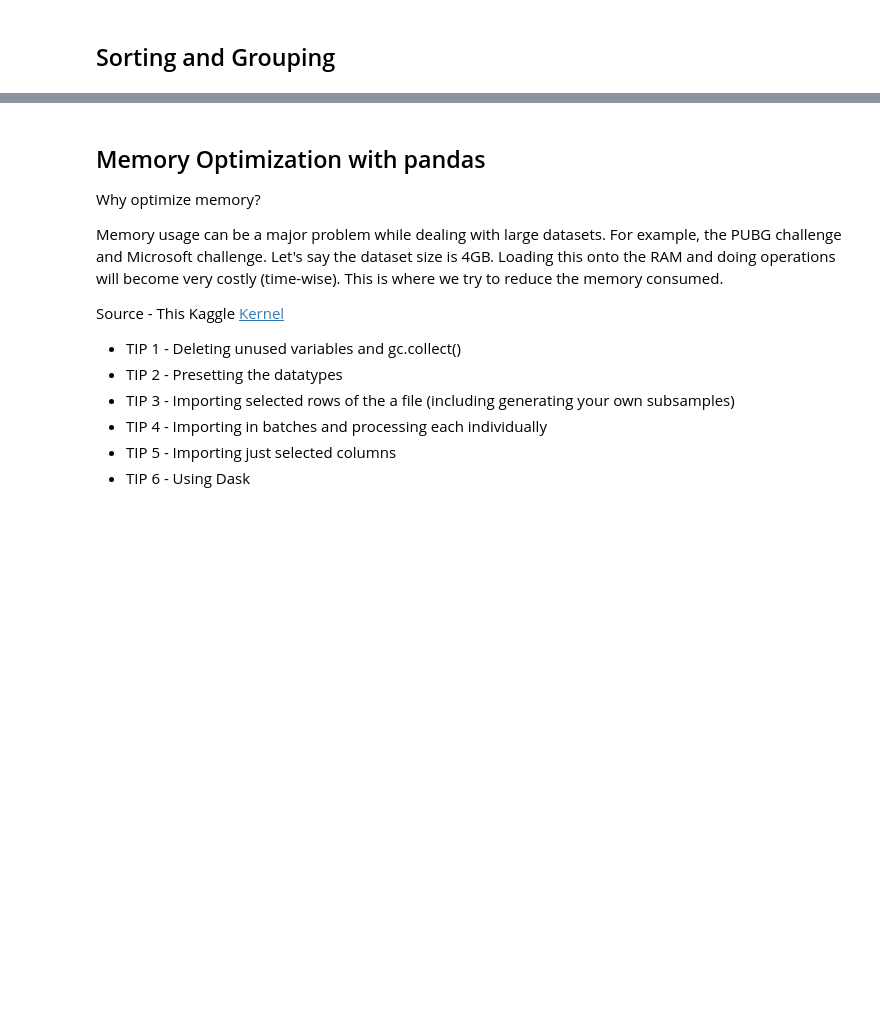
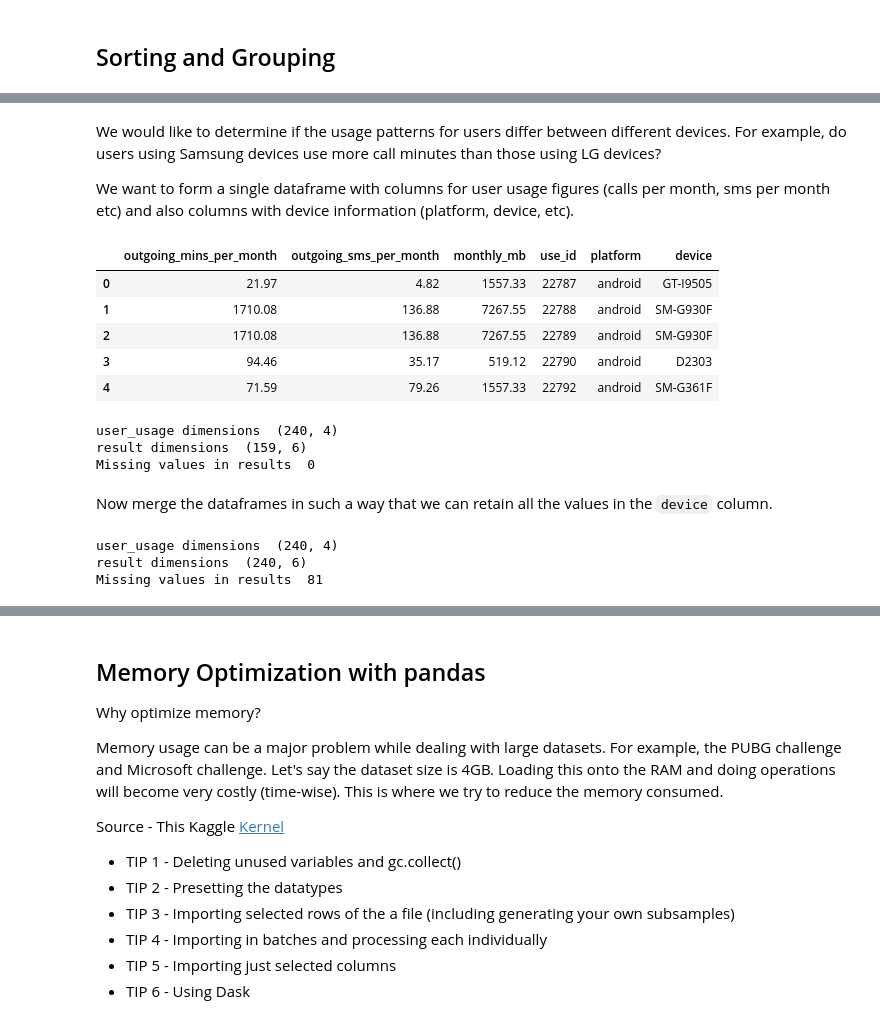
Before and after one commit to jishinkj/pandas-basics, a Jupyter notebook: pandas-basics.ipynb, the cells around one changed output, grey strips where cells are left out. Drawn from its saved outputs; the diff is of its cells as text; code cells hidden in the pictures; blank space fills up the shorter version.

```diff
--- a/pandas-basics.ipynb
+++ b/pandas-basics.ipynb
@@ -247,3 +252,7 @@ df['season'].nunique()
 
 
 - Outer Merge / Full outer join – A full outer join returns all the rows from the left dataframe, all the rows from the right dataframe, and matches up rows where possible, with NaNs elsewhere.
+# %%
+# laod the datasets and analyse
+user_usage = pd.read_csv("data/user_usage.csv")
+user_usage.head()
@@ -249,0 +286,26 @@ df['season'].nunique()
+# %% [markdown]
+We would like to determine if the usage patterns for users differ between different devices. For example, do users using Samsung devices use more call minutes than those using  LG devices?
+
+We want to form a single dataframe with columns for user usage figures (calls per month, sms per month etc) and also columns with device information (platform, device, etc).
+# %%
+result = pd.merge(user_usage,
+                 user_device[['use_id', 'platform', 'device']],
+                 on='use_id')
+result.head()
+# %% [output]
+|  | outgoing_mins_per_month | outgoing_sms_per_month | monthly_mb | use_id | platform | device |
+| 0 | 21.97 | 4.82 | 1557.33 | 22787 | android | GT-I9505 |
+| 1 | 1710.08 | 136.88 | 7267.55 | 22788 | android | SM-G930F |
+| 2 | 1710.08 | 136.88 | 7267.55 | 22789 | android | SM-G930F |
+| 3 | 94.46 | 35.17 | 519.12 | 22790 | android | D2303 |
+| 4 | 71.59 | 79.26 | 1557.33 | 22792 | android | SM-G361F |
+# %%
+print("user_usage dimensions ", user_usage.shape)
+print("result dimensions ", result.shape)
+print("Missing values in results ", result['device'].isnull().sum())
+# %% [output]
+user_usage dimensions  (240, 4)
+result dimensions  (159, 6)
+Missing values in results  0
+# %% [markdown]
+Now merge the dataframes in such a way that we can retain all the values in the `device` column.
@@ -249,0 +317,8 @@ df['season'].nunique()
+# %%
+print("user_usage dimensions ", user_usage.shape)
+print("result dimensions ", result.shape)
+print("Missing values in results ", result['device'].isnull().sum())
+# %% [output]
+user_usage dimensions  (240, 4)
+result dimensions  (240, 6)
+Missing values in results  81
```
Also changed, not shown: parts of 21 cells of this notebook, 4 other files.
